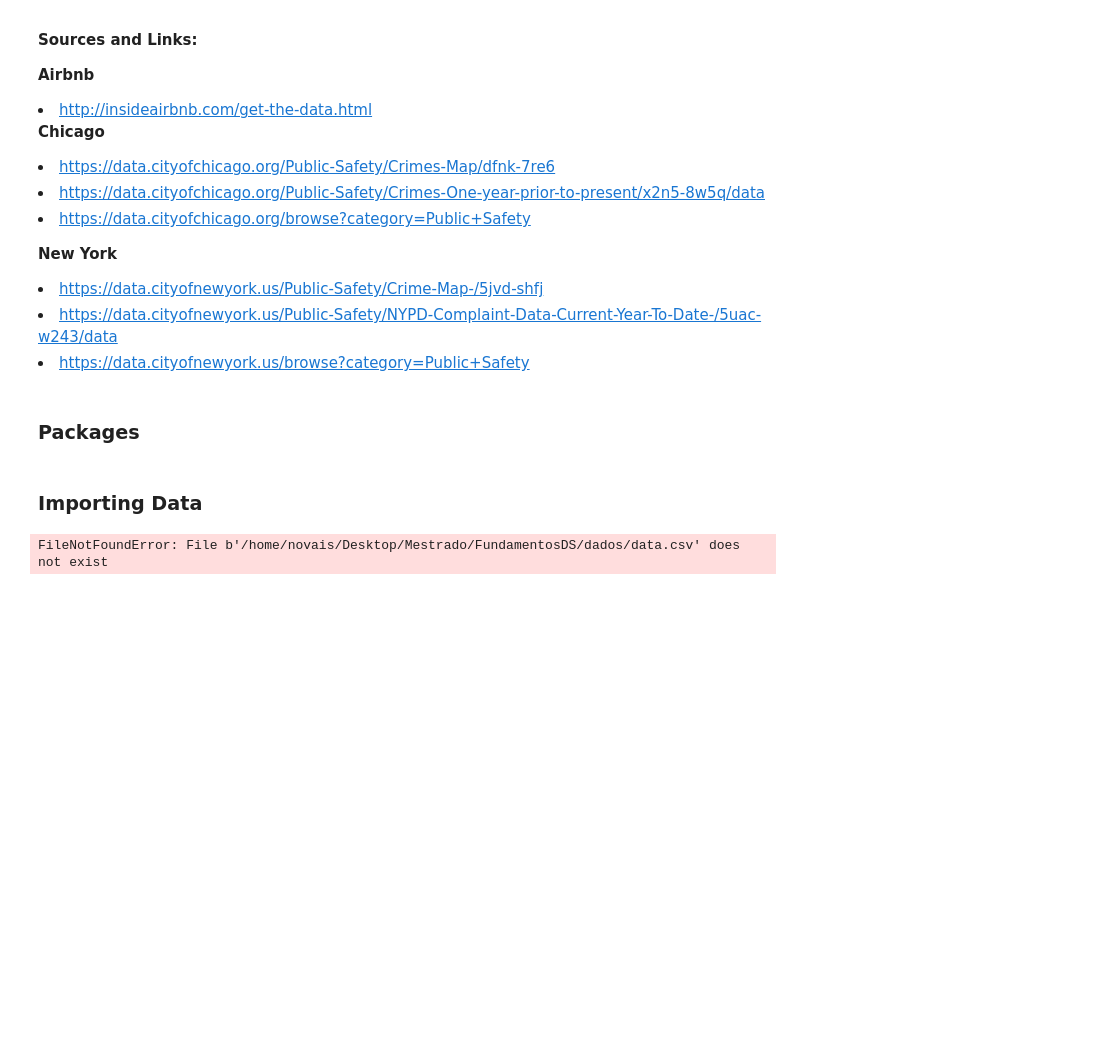
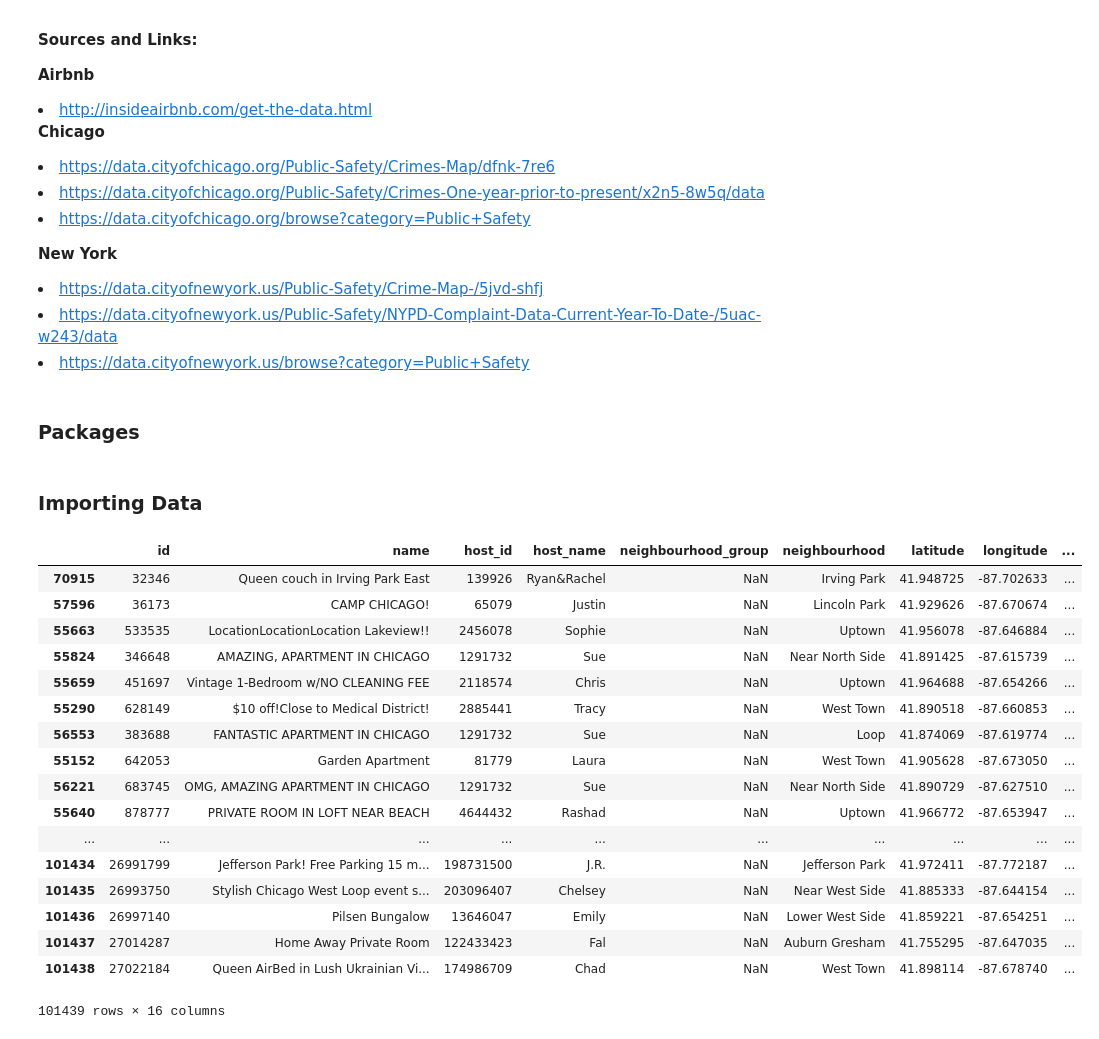
Before and after one commit to NovaisGabriel/DataScienceEMAp_AraujoNovais, a Jupyter notebook: DataScienceWork.ipynb, the cells around one changed output. Drawn from its saved outputs; the diff is of its cells as text; code cells hidden in the pictures; blank space fills up the shorter version.

```diff
--- a/DataScienceWork.ipynb
+++ b/DataScienceWork.ipynb
@@ -28,7 +29,26 @@ import matplotlib.pyplot as plt
 # %% [markdown]
 ### Importing Data
-# %%
-directory = "/home/novais/Desktop/Mestrado/FundamentosDS/dados/"
-Airbnb = pd.read_csv(directory + '.csv')
-# %% [output]
-FileNotFoundError: File b'/home/novais/Desktop/Mestrado/FundamentosDS/dados/data.csv' does not exist
+# %%
+directory = "/home/novais/Desktop/Mestrado/FundamentosDS/Trabalho/dados/Chicago/"
+file = directory + 'listings (*).csv'
+airbnb_chicago = pd.concat([pd.read_csv(f) for f in glob.glob(file)], ignore_index = True)
+airbnb_chicago.sort_values(['last_review'])
+# %% [output]
+|  | id | name | host_id | host_name | neighbourhood_group | neighbourhood | latitude | longitude | ... |
+| 70915 | 32346 | Queen couch in Irving Park East | 139926 | Ryan&Rachel | NaN | Irving Park | 41.948725 | -87.702633 | ... |
+| 57596 | 36173 | CAMP CHICAGO! | 65079 | Justin | NaN | Lincoln Park | 41.929626 | -87.670674 | ... |
+| 55663 | 533535 | LocationLocationLocation Lakeview!! | 2456078 | Sophie | NaN | Uptown | 41.956078 | -87.646884 | ... |
+| 55824 | 346648 | AMAZING, APARTMENT IN CHICAGO | 1291732 | Sue | NaN | Near North Side | 41.891425 | -87.615739 | ... |
+| 55659 | 451697 | Vintage 1-Bedroom w/NO CLEANING FEE | 2118574 | Chris | NaN | Uptown | 41.964688 | -87.654266 | ... |
+| 55290 | 628149 | $10 off!Close to Medical District! | 2885441 | Tracy | NaN | West Town | 41.890518 | -87.660853 | ... |
+| 56553 | 383688 | FANTASTIC APARTMENT IN CHICAGO | 1291732 | Sue | NaN | Loop | 41.874069 | -87.619774 | ... |
+| 55152 | 642053 | Garden Apartment | 81779 | Laura | NaN | West Town | 41.905628 | -87.673050 | ... |
+| 56221 | 683745 | OMG, AMAZING APARTMENT IN CHICAGO | 1291732 | Sue | NaN | Near North Side | 41.890729 | -87.627510 | ... |
+| 55640 | 878777 | PRIVATE ROOM IN LOFT NEAR BEACH | 4644432 | Rashad | NaN | Uptown | 41.966772 | -87.653947 | ... |
+| ... | ... | ... | ... | ... | ... | ... | ... | ... | ... |
+| 101434 | 26991799 | Jefferson Park! Free Parking 15 m... | 198731500 | J.R. | NaN | Jefferson Park | 41.972411 | -87.772187 | ... |
+| 101435 | 26993750 | Stylish Chicago West Loop event s... | 203096407 | Chelsey | NaN | Near West Side | 41.885333 | -87.644154 | ... |
+| 101436 | 26997140 | Pilsen Bungalow | 13646047 | Emily | NaN | Lower West Side | 41.859221 | -87.654251 | ... |
+| 101437 | 27014287 | Home Away Private Room | 122433423 | Fal | NaN | Auburn Gresham | 41.755295 | -87.647035 | ... |
+| 101438 | 27022184 | Queen AirBed in Lush Ukrainian Vi... | 174986709 | Chad | NaN | West Town | 41.898114 | -87.678740 | ... |
+101439 rows × 16 columns
```
Also changed, not shown: parts of 2 cells of this notebook.
